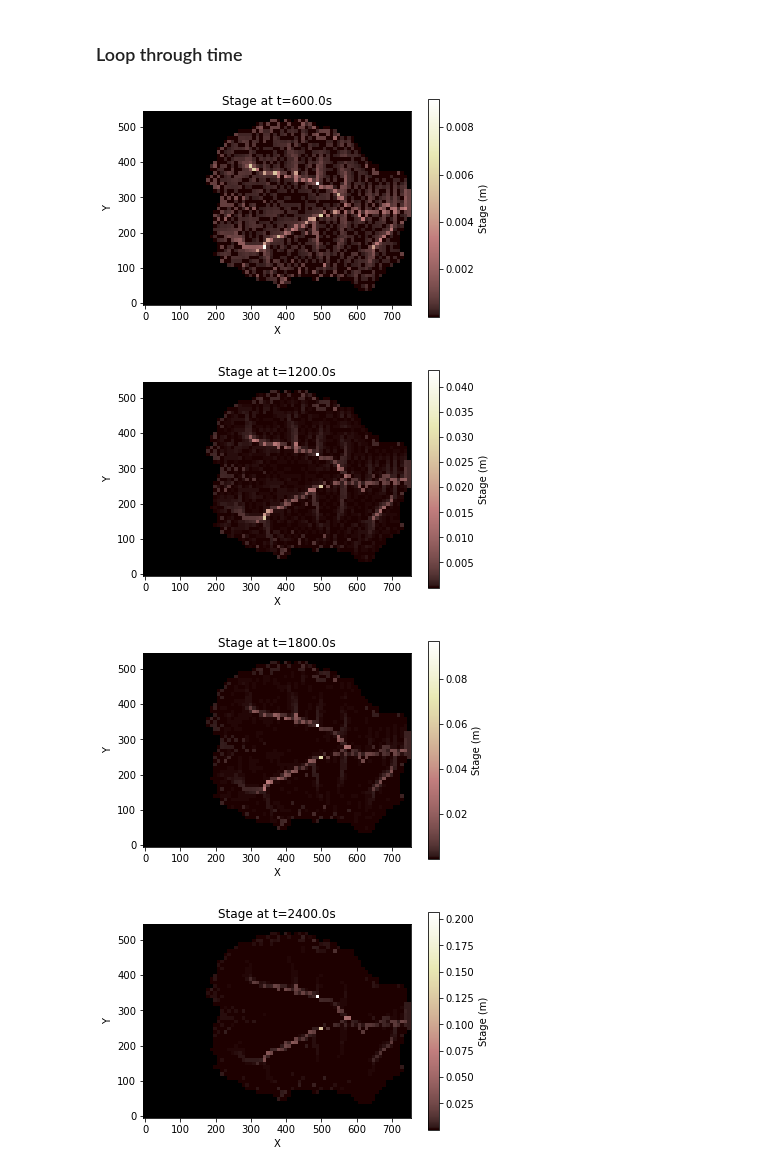
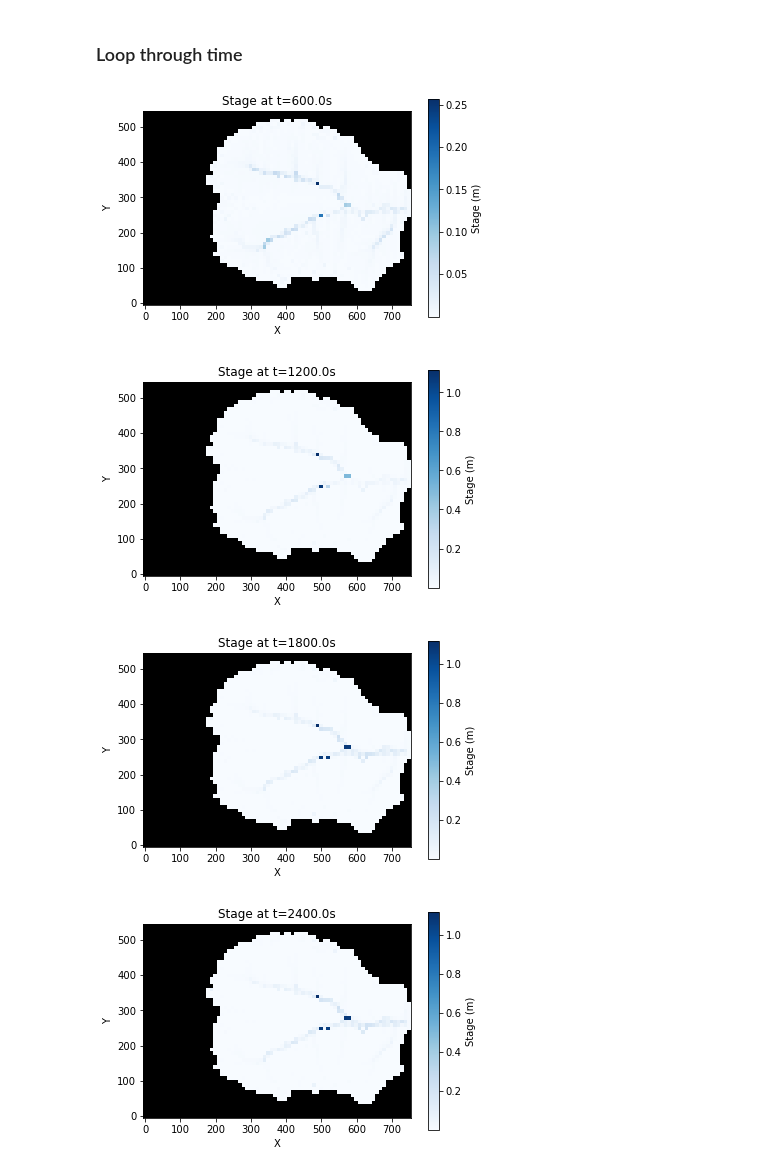
Before and after one commit to espin-2020/precipitation_lanscape_evolution, a Jupyter notebook: Final_notebook.ipynb, the cells around one changed output. Saved outputs shown, nothing was run; the diff lists cells and outputs as text; code cells hidden in the pictures.

```diff
--- a/Final_notebook.ipynb
+++ b/Final_notebook.ipynb
@@ -31,7 +31,7 @@ mg.status_at_node[np.isclose(z, -9999.)] = mg.BC_NODE_IS_CLOSED
 # %% [markdown]
 Define the parameter for rainfall generator,
 # %%
-mean_duration = 5 #hours
+mean_duration = 2 #hours
 mean_inter_duration = 10  #hours
 mean_depth = 0.5 # meters.
 total_time  = 10 #hours
@@ -70,36 +72,36 @@ for (storm_t, interstorm_dt) in precip.yield_storms():
     storm_elapsed_time = 0
     total_elapsed_time = 0
     last_storm_loop_tracker = 0
 
     while total_elapsed_time < total_mins_to_plot * 60:
         dt = of.calc_time_step()
         remaining_total_time = total_mins_to_plot * 60 - total_elapsed_time
         if storm_elapsed_time < storm_t * 3600:
             remaining_storm_time = storm_t * 3600 - storm_elapsed_time
             dt = min((dt, remaining_total_time, remaining_storm_time, min_tstep_val))
         else:
             dt = min((dt, remaining_total_time, min_tstep_val))
         of.run_one_step(dt=dt)
         SI.run_one_step(dt=dt)
         total_elapsed_time += dt
         storm_elapsed_time += dt
         storm_loop_tracker = total_elapsed_time % (plot_interval_mins * 60)
-        # NB: Do NOT allow this plotting if there are multiple files in the folder
+
         if storm_loop_tracker < last_storm_loop_tracker:
             plt.figure()
             imshow_grid_at_node(
                 mg,
                 'surface_water__depth',
-                var_name='Stage (m)')
+                var_name='Stage (m)',cmap ='Blues')
             plt.title('Stage at t=' + str(total_elapsed_time//1) + 's')
             plt.show()
         last_storm_loop_tracker = storm_loop_tracker
         outlet_depth.append(mg.at_node['surface_water__depth'][node_of_max_q])
         outlet_times.append(total_elapsed_time)
         if storm_elapsed_time < storm_t * 3600:
             mg.at_node['surface_water__depth'] += mg.at_grid['rainfall__flux'] * dt / 3600
 # %% [output]
-[figure, old version]
+[figure, new version]
-[figure, old version]
+[figure, new version]
-[figure, old version]
+[figure, new version]
-[figure, old version]
+[figure, new version]
```
Also changed, not shown: parts of 3 cells of this notebook, 2 other files.
